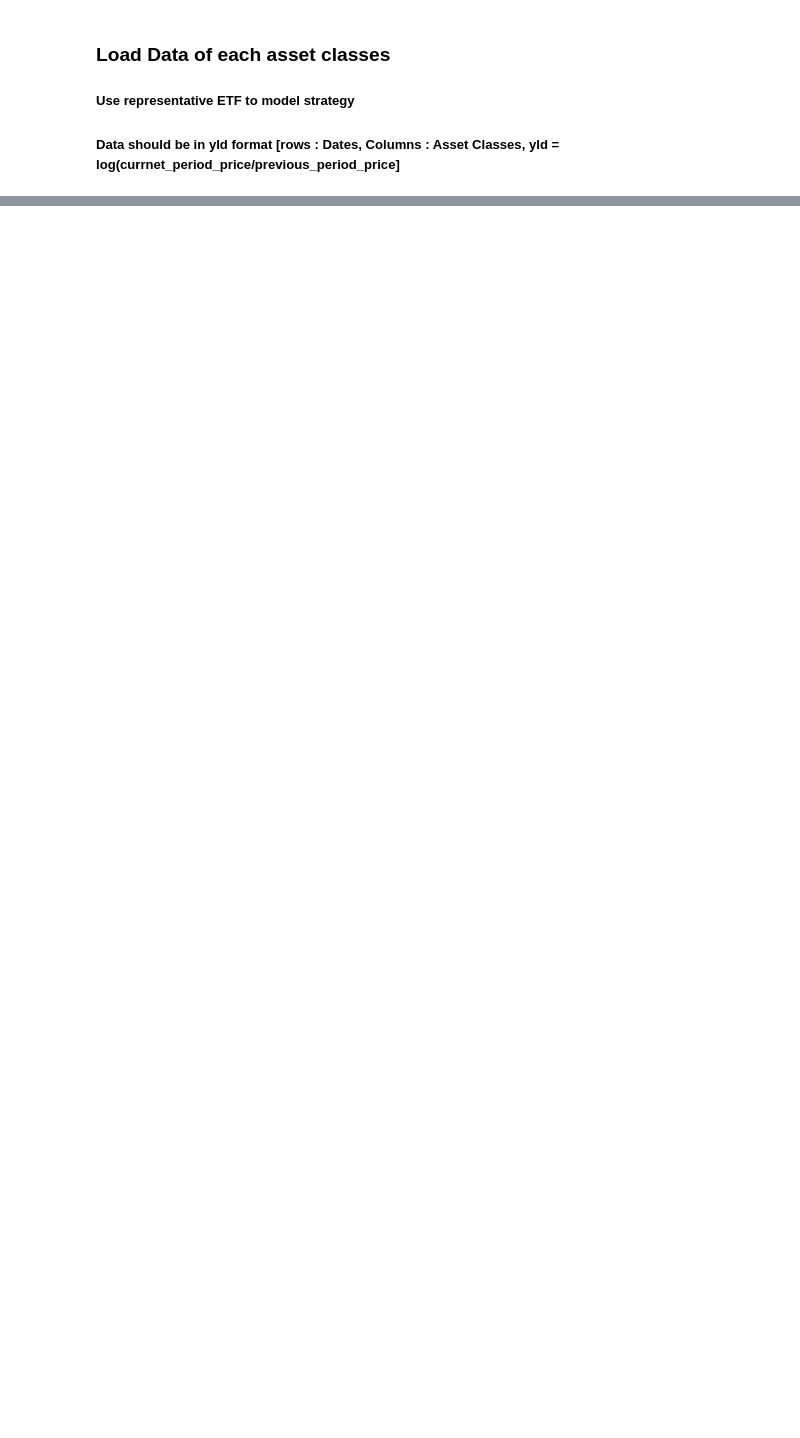
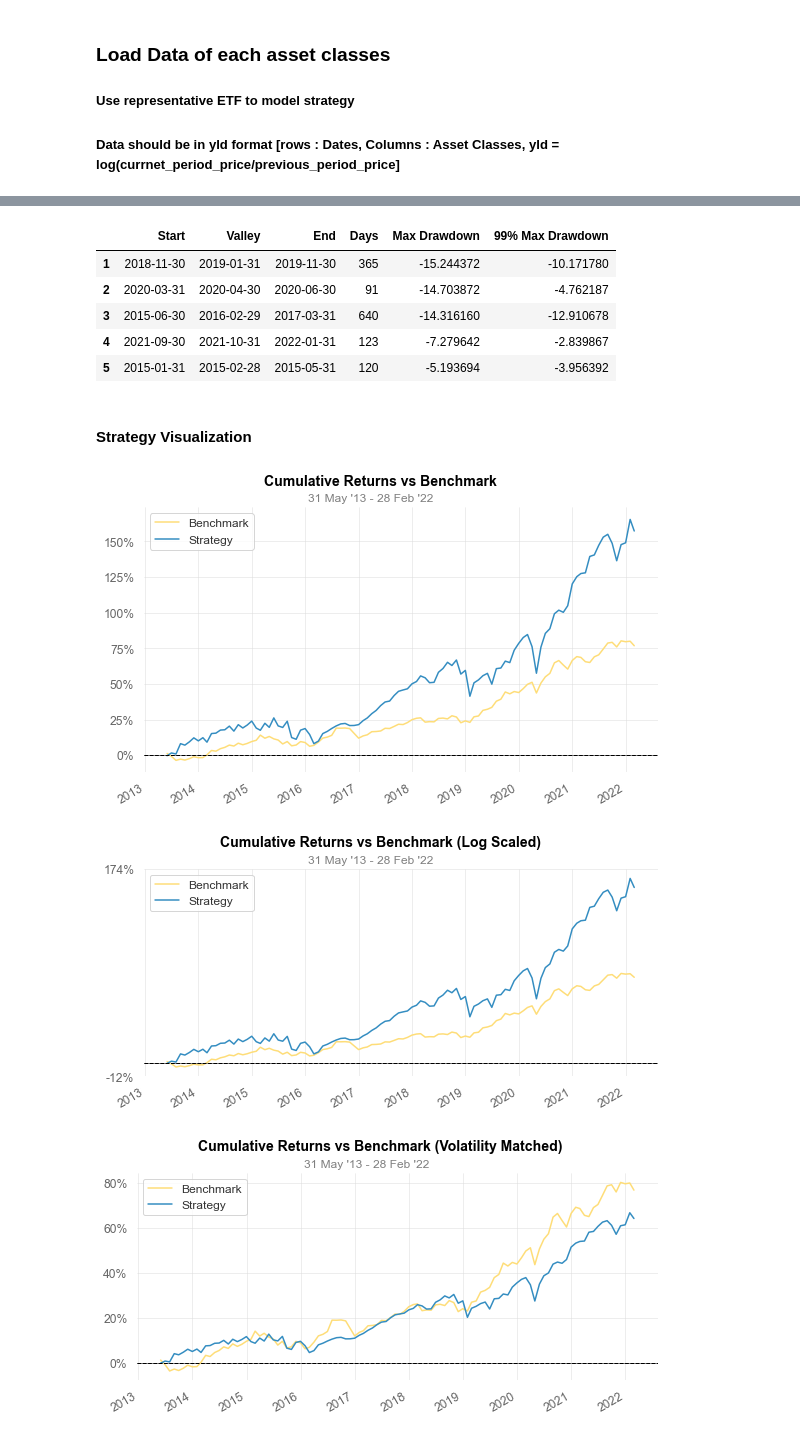
Before and after one commit to QuhiQuhihi/project_quant, a Jupyter notebook: note/03_kelly_criteriom.ipynb, the cells around one changed output, grey strips where cells are left out. Saved outputs shown, nothing was run; the diff lists cells and outputs as text; code cells hidden in the pictures; blank space fills up the shorter version.

```diff
--- a/note/03_kelly_criteriom.ipynb
+++ b/note/03_kelly_criteriom.ipynb
@@ -401,0 +234,3 @@ sns.despine();
+# %%
+quantstats.reports.full(returns = monthly_rebal_strategy.loc['2013-02-01': , 'KL_Return'],benchmark = monthly_rebal_strategy.loc['2013-02-01':, 'BM_Return'])
+# %% [output]
@@ -401,0 +257,10 @@ sns.despine();
+|  | Start | Valley | End | Days | Max Drawdown | 99% Max Drawdown |
+| 1 | 2018-11-30 | 2019-01-31 | 2019-11-30 | 365 | -15.244372 | -10.171780 |
+| 2 | 2020-03-31 | 2020-04-30 | 2020-06-30 | 91 | -14.703872 | -4.762187 |
+| 3 | 2015-06-30 | 2016-02-29 | 2017-03-31 | 640 | -14.316160 | -12.910678 |
+| 4 | 2021-09-30 | 2021-10-31 | 2022-01-31 | 123 | -7.279642 | -2.839867 |
+| 5 | 2015-01-31 | 2015-02-28 | 2015-05-31 | 120 | -5.193694 | -3.956392 |
+Strategy Visualization
+[figure, added]
+[figure, added]
+[figure, added]
```
Also changed, not shown: parts of 51 cells of this notebook, 3 other files.
